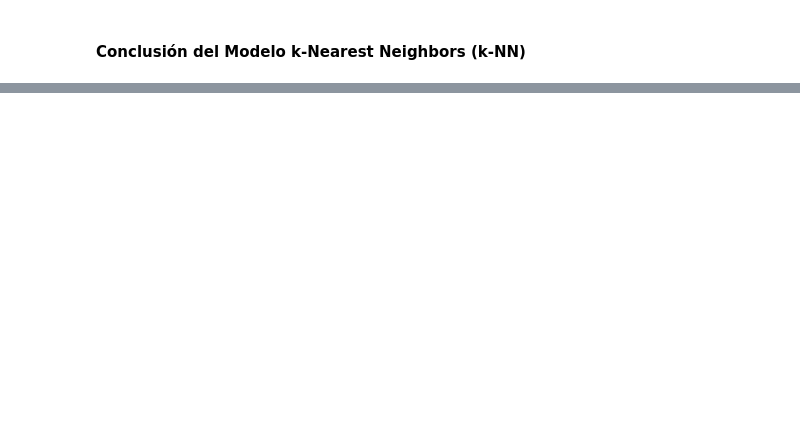
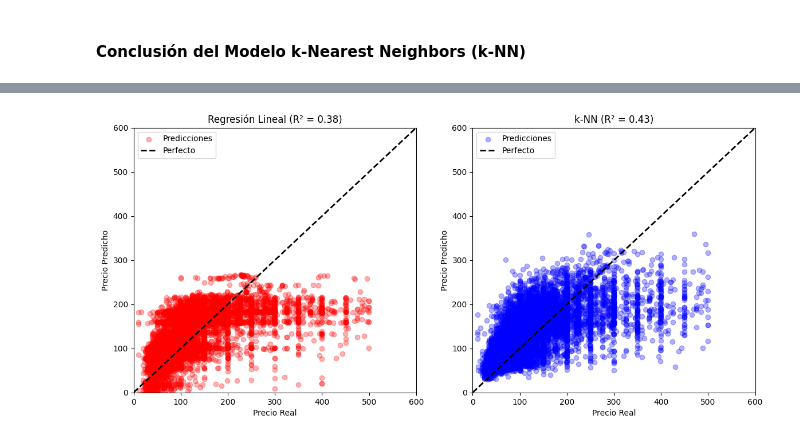
Before and after one commit to stephy0410/AirbnbNYC_analisis, a Jupyter notebook: notebooks/Analisis_de_salario.ipynb, the cells around one changed output, grey strips where cells are left out. Cells and saved outputs as stored; diff of their text form; code cells hidden in the pictures; blank space fills up the shorter version.

```diff
--- a/notebooks/Analisis_de_salario.ipynb
+++ b/notebooks/Analisis_de_salario.ipynb
@@ -921,0 +988,26 @@ El modelo k-Nearest Neighbors (k-NN), optimizado con un valor de $k=21$ vecinos,
+# %%
+plt.figure(figsize=(14, 6))
+
+# Subplot 1: Regresión Lineal
+plt.subplot(1, 2, 1)
+plt.scatter(y_test, y_predic, alpha=0.3, color='red', label='Predicciones')
+plt.plot([0, 600], [0, 600], '--k', lw=2, label='Perfecto') # Línea ideal
+plt.title(f'Regresión Lineal (R² = {r2_lr:.2f})')
+plt.xlabel('Precio Real')
+plt.ylabel('Precio Predicho')
+plt.xlim(0, 600); plt.ylim(0, 600) # Limitamos ejes para ver mejor el grueso de datos
+plt.legend()
+
+# Subplot 2: k-NN
+plt.subplot(1, 2, 2)
+plt.scatter(y_test, y_pred_knn, alpha=0.3, color='blue', label='Predicciones')
+plt.plot([0, 600], [0, 600], '--k', lw=2, label='Perfecto') # Línea ideal
+plt.title(f'k-NN (R² = {r2_knn:.2f})')
+plt.xlabel('Precio Real')
+plt.ylabel('Precio Predicho')
+plt.xlim(0, 600); plt.ylim(0, 600)
+plt.legend()
+
+plt.show()
+# %% [output]
+[figure, added]
```
Also changed, not shown: parts of 12 cells of this notebook.
